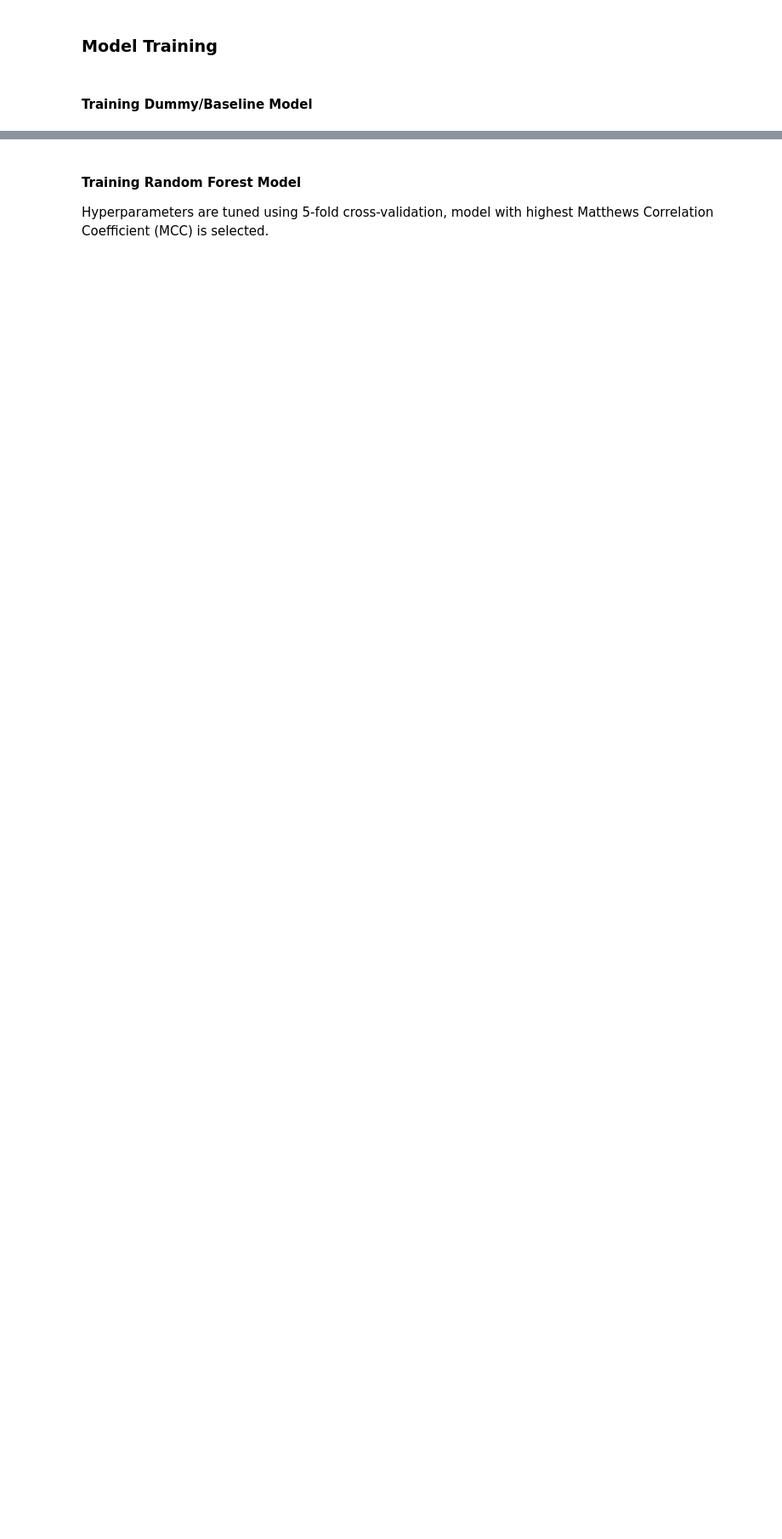
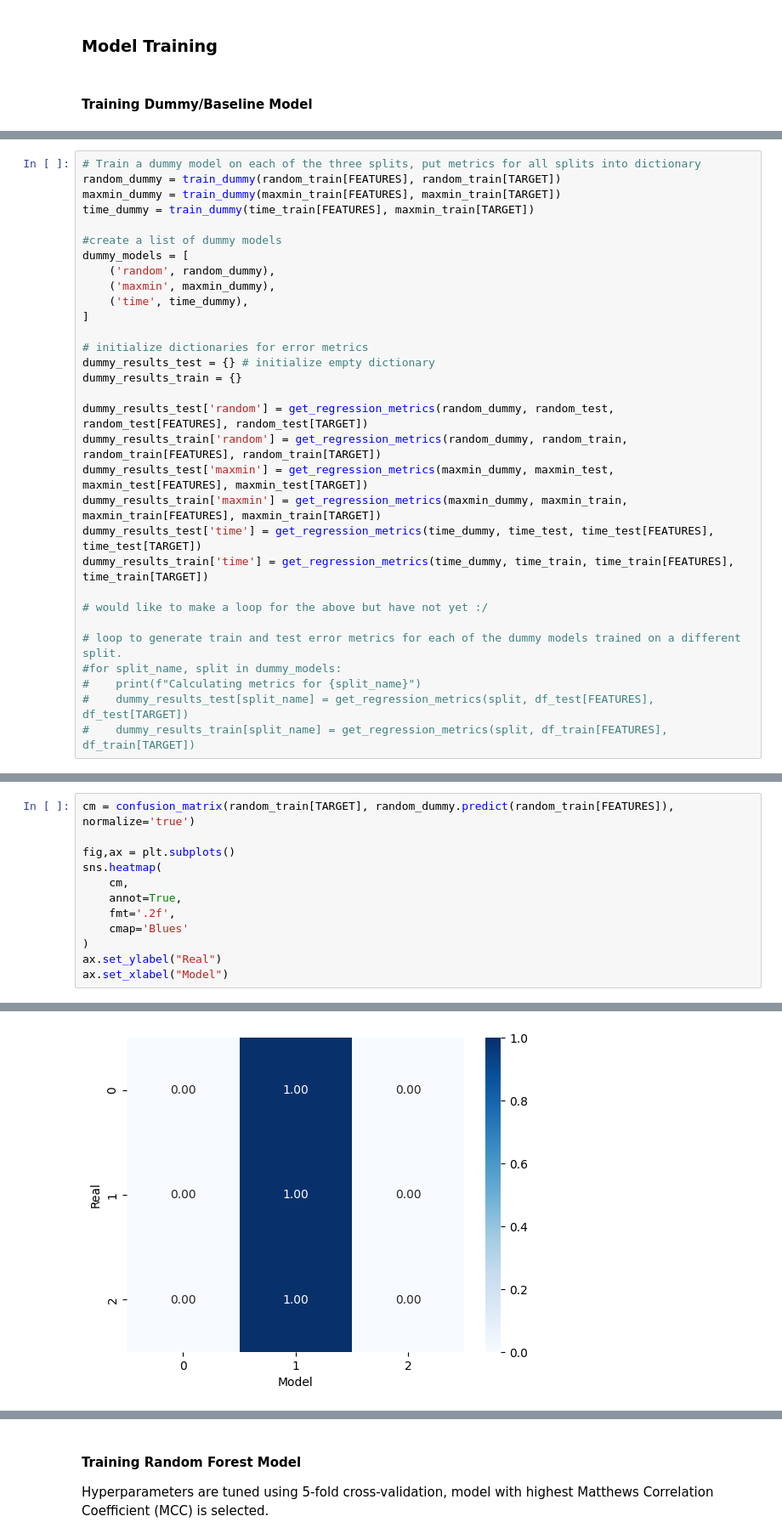
Before and after one commit to ella-satt/che1147-bees, a Jupyter notebook: project-ella.ipynb, the cells around one changed output, grey strips where cells are left out. Shown at 85% size. Drawn from its saved outputs; the diff is of its cells as text; blank space fills up the shorter version.

Commit message:
draft of functions to add fingerprints to df, to report error metrics in dictionary, make multiplot confusion mtrx

```diff
--- a/project-ella.ipynb
+++ b/project-ella.ipynb
@@ -219,0 +291,31 @@ Name: ppdb_level, Length: 828, dtype: int64
+# %%
+# Train a dummy model on each of the three splits, put metrics for all splits into dictionary
+random_dummy = train_dummy(random_train[FEATURES], random_train[TARGET])
+maxmin_dummy = train_dummy(maxmin_train[FEATURES], maxmin_train[TARGET])
+time_dummy = train_dummy(time_train[FEATURES], maxmin_train[TARGET])
+
+#create a list of dummy models
+dummy_models = [
+    ('random', random_dummy),
+    ('maxmin', maxmin_dummy),
+    ('time', time_dummy),
+]
+
+# initialize dictionaries for error metrics
+dummy_results_test = {} # initialize empty dictionary
+dummy_results_train = {}
+
+dummy_results_test['random'] = get_regression_metrics(random_dummy, random_test, random_test[FEATURES], random_test[TARGET])
+dummy_results_train['random'] = get_regression_metrics(random_dummy, random_train, random_train[FEATURES], random_train[TARGET])
+dummy_results_test['maxmin'] = get_regression_metrics(maxmin_dummy, maxmin_test, maxmin_test[FEATURES], maxmin_test[TARGET])
+dummy_results_train['maxmin'] = get_regression_metrics(maxmin_dummy, maxmin_train, maxmin_train[FEATURES], maxmin_train[TARGET])
+dummy_results_test['time'] = get_regression_metrics(time_dummy, time_test, time_test[FEATURES], time_test[TARGET])
+dummy_results_train['time'] = get_regression_metrics(time_dummy, time_train, time_train[FEATURES], time_train[TARGET])
+
+# would like to make a loop for the above but have not yet :/
+
+# loop to generate train and test error metrics for each of the dummy models trained on a different split.
+#for split_name, split in dummy_models:
+#    print(f"Calculating metrics for {split_name}")
+#    dummy_results_test[split_name] = get_regression_metrics(split, df_test[FEATURES], df_test[TARGET])
+#    dummy_results_train[split_name] = get_regression_metrics(split, df_train[FEATURES], df_train[TARGET])
@@ -219,0 +365,13 @@ Name: ppdb_level, Length: 828, dtype: int64
+# %%
+cm = confusion_matrix(random_train[TARGET], random_dummy.predict(random_train[FEATURES]), normalize='true')
+
+fig,ax = plt.subplots()
+sns.heatmap(
+    cm,
+    annot=True,
+    fmt='.2f',
+    cmap='Blues'
+)
+ax.set_ylabel("Real")
+ax.set_xlabel("Model")
+# %% [output]
@@ -219,0 +381 @@ Name: ppdb_level, Length: 828, dtype: int64
+[figure, added]
```
Also changed, not shown: parts of 26 cells of this notebook.
